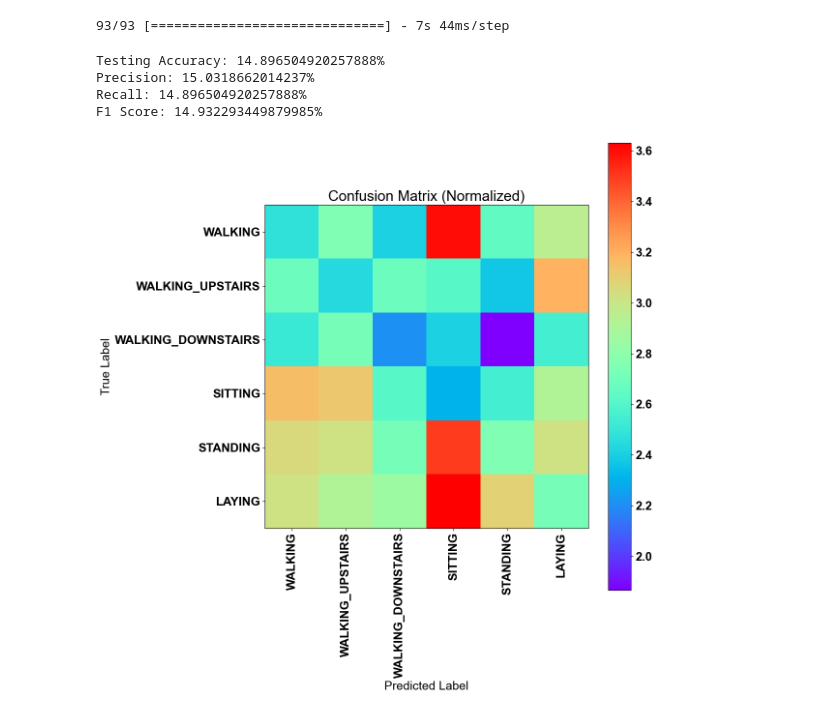
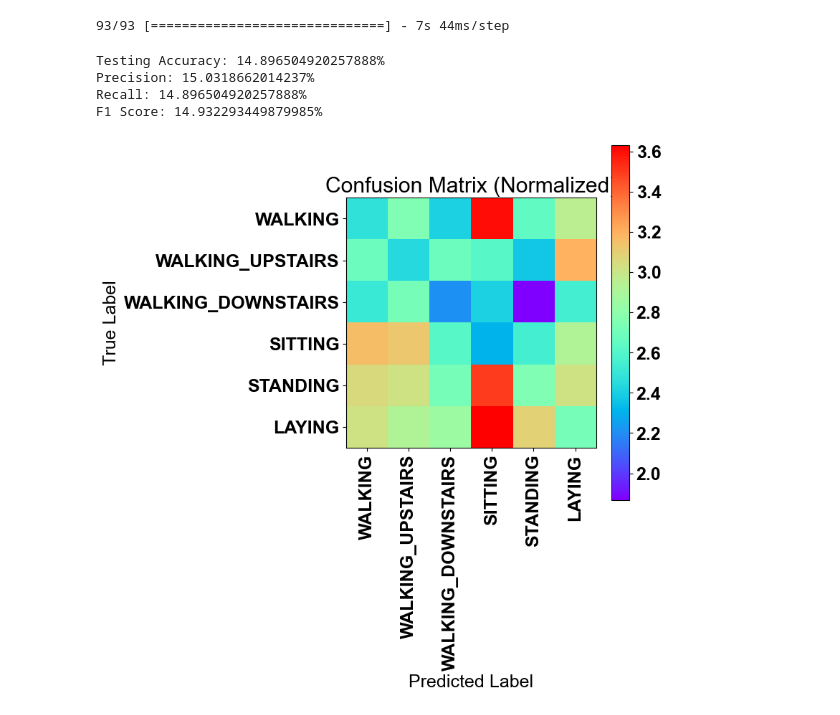
Before and after one commit to vannestn/LSTM-Human-Activity-Recognition, a Jupyter notebook: LSTM_new.ipynb, the cells around one changed output. Saved outputs shown, nothing was run; the diff lists cells and outputs as text; code cells hidden in the pictures.

Commit message:
added new models

```diff
--- a/LSTM_new.ipynb
+++ b/LSTM_new.ipynb
@@ -235,7 +235,8 @@ def prepare_dataset(features, labels, batch_size, shuffle_buffer_size=1000):
 
     return dataset
 
-BATCH_SIZE = 32
+TRAINING_BATCH_SIZE = 1500
+TESTING_BATCH_SIZE = 512
 NUMBER_OF_CLASSES = 6
 WINDOW_SIZE = len(X_train[0])
 TIME_STEP_PARAMETER_SIZE = len(X_train[0][0])
@@ -243,7 +244,7 @@ TIME_STEP_PARAMETER_SIZE = len(X_train[0][0])
 # Prepare the dataset
 y_train_oh = one_hot(y_train, NUMBER_OF_CLASSES)
 y_test_oh = one_hot(y_test, NUMBER_OF_CLASSES)
-prepared_training = prepare_dataset(X_train, y_train_oh, BATCH_SIZE)
-prepared_testing = prepare_dataset(X_test, y_test_oh, BATCH_SIZE)
+prepared_training = prepare_dataset(X_train, y_train_oh, TRAINING_BATCH_SIZE)
+prepared_testing = prepare_dataset(X_test, y_test_oh, TESTING_BATCH_SIZE)
 # %%
 # Build the Model
@@ -356,7 +402,7 @@ plt.show()
 tf.keras.backend.clear_session()
 
 # Reset the weights
-model = create_model()
+model = create_model_v1()
 
 # Set the new learning rate
 LEARNING_RATE = 0.000748
@@ -542,58 +604,57 @@ predictions = np.argmax(predictions_prob, axis=1)
 # %% [output]
 93/93 [==============================] - 7s 44ms/step
 # %%
-from sklearn.metrics import accuracy_score, precision_score, recall_score, f1_score, confusion_matrix
+from sklearn.metrics import accuracy_score, precision_score, recall_score, f1_score
+
+def print_classification_metrics(y_true_oh, predictions, average_method="weighted"):
+    # Converting one-hot encoded y_test to label encoded
+    true_labels = np.argmax(y_true_oh, axis=1)
+
+    # Calculating accuracy
+    accuracy = accuracy_score(true_labels, predictions)
+
+    # Calculating other metrics
+    precision = precision_score(true_labels, predictions, average=average_method)
+    recall = recall_score(true_labels, predictions, average=average_method)
+    f1 = f1_score(true_labels, predictions, average=average_method)
+
+    print(f"Testing Accuracy: {accuracy * 100}%")
+    print(f"Precision: {precision * 100}%")
+    print(f"Recall: {recall * 100}%")
+    print(f"F1 Score: {f1 * 100}%")
+
 import matplotlib.pyplot as plt
+from sklearn.metrics import confusion_matrix
 import numpy as np
 
-# Assuming you have a one-hot encoded y_test and your predictions
-# Converting one-hot encoded y_test to label encoded
-true_labels = np.argmax(y_test_oh, axis=1)
+def plot_normalized_confusion_matrix(y_true_oh, predictions, labels, cmap=plt.cm.rainbow):
+    # Converting one-hot encoded y_test to label encoded
+    true_labels = np.argmax(y_true_oh, axis=1)
 
-# Calculating accuracy
-accuracy = accuracy_score(true_labels, predictions)
+    # Generate confusion matrix
+    confusion_mtx = confusion_matrix(true_labels, predictions)
+    normalised_confusion_matrix = np.array(confusion_mtx, dtype=np.float32)/np.sum(confusion_mtx)*100
 
-# Calculating other metrics
-precision = precision_score(true_labels, predictions, average="weighted")
-recall = recall_score(true_labels, predictions, average="weighted")
-f1 = f1_score(true_labels, predictions, average="weighted")
+    # Create a plot
+    plt.figure(figsize=(8, 8))
+    plt.imshow(normalised_confusion_matrix, interpolation='nearest', cmap=cmap)
+    plt.title("Confusion Matrix (Normalized)")
+    plt.colorbar()
 
-print(f"Testing Accuracy: {accuracy * 100}%")
-print(f"Precision: {precision * 100}%")
-print(f"Recall: {recall * 100}%")
-print(f"F1 Score: {f1 * 100}%")
+    tick_marks = np.arange(len(labels))
+    plt.xticks(tick_marks, labels, rotation=90)
+    plt.yticks(tick_marks, labels)
 
-# Generate confusion matrix
-confusion_mtx = confusion_matrix(true_labels, predictions)
-normalised_confusion_matrix = np.array(confusion_mtx, dtype=np.float32)/np.sum(confusion_mtx)*100
+    plt.tight_layout()
+    plt.ylabel('True Label')
+    plt.xlabel('Predicted Label')
+    plt.show()
 
-# LABELS you defined earlier
-LABELS = [
-    "WALKING",
-    "WALKING_UPSTAIRS",
-    "WALKING_DOWNSTAIRS",
-    "SITTING",
-    "STANDING",
-    "LAYING"
-]
-
-# Create a plot
-plt.figure(figsize=(12, 12))
-plt.imshow(normalised_confusion_matrix, interpolation='nearest', cmap=plt.cm.rainbow)
-plt.title("Confusion Matrix (Normalized)")
-plt.colorbar()
-
-tick_marks = np.arange(len(LABELS))
-plt.xticks(tick_marks, LABELS, rotation=90)
-plt.yticks(tick_marks, LABELS)
-
-plt.tight_layout()
-plt.ylabel('True Label')
-plt.xlabel('Predicted Label')
-plt.show()
+print_classification_metrics(y_test_oh, predictions)
+plot_normalized_confusion_matrix(y_test_oh, predictions, LABELS)
 # %% [output]
 Testing Accuracy: 14.896504920257888%
 Precision: 15.0318662014237%
 Recall: 14.896504920257888%
 F1 Score: 14.932293449879985%
-[figure, old version]
+[figure, new version]
```
Also changed, not shown: parts of 25 cells of this notebook.
